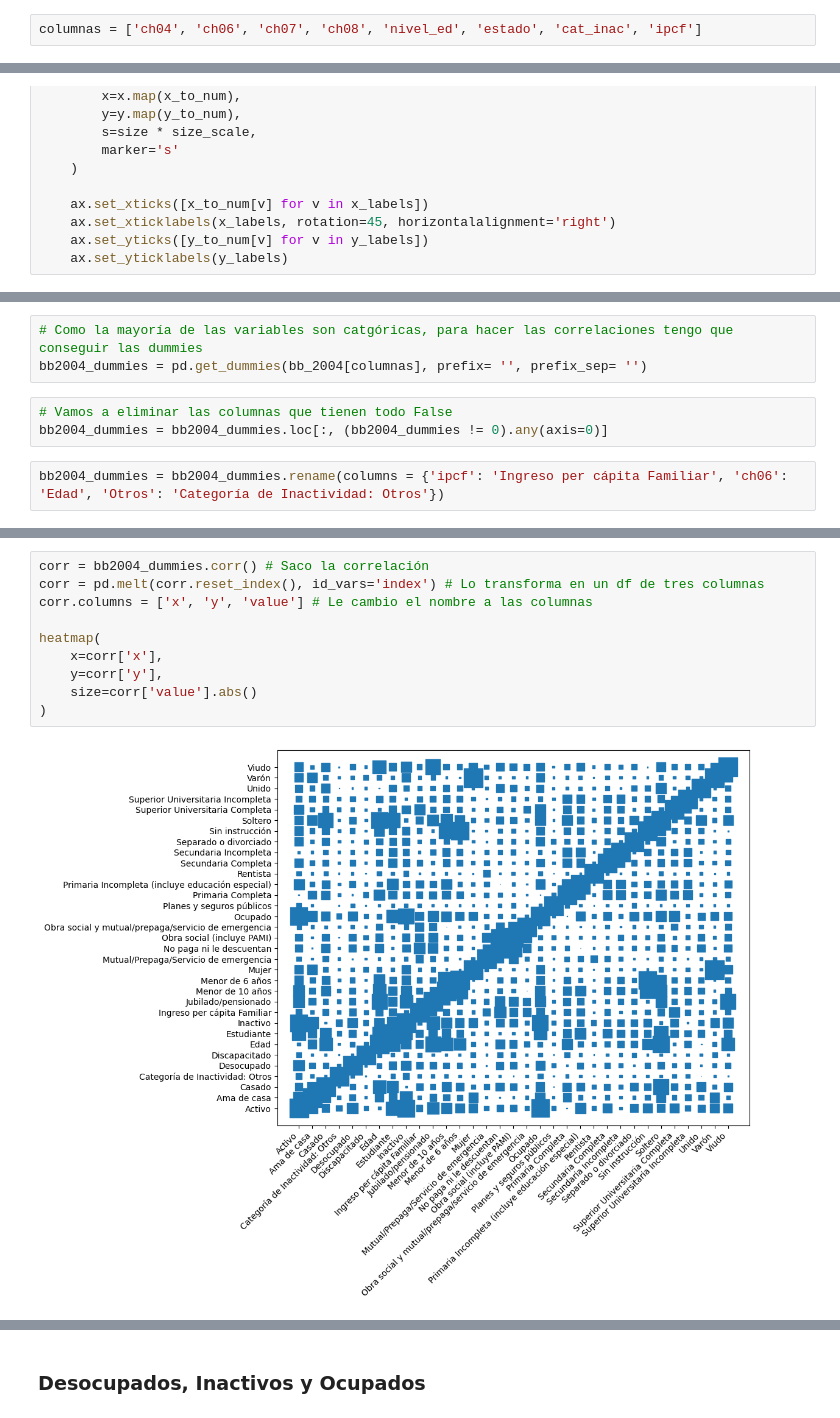
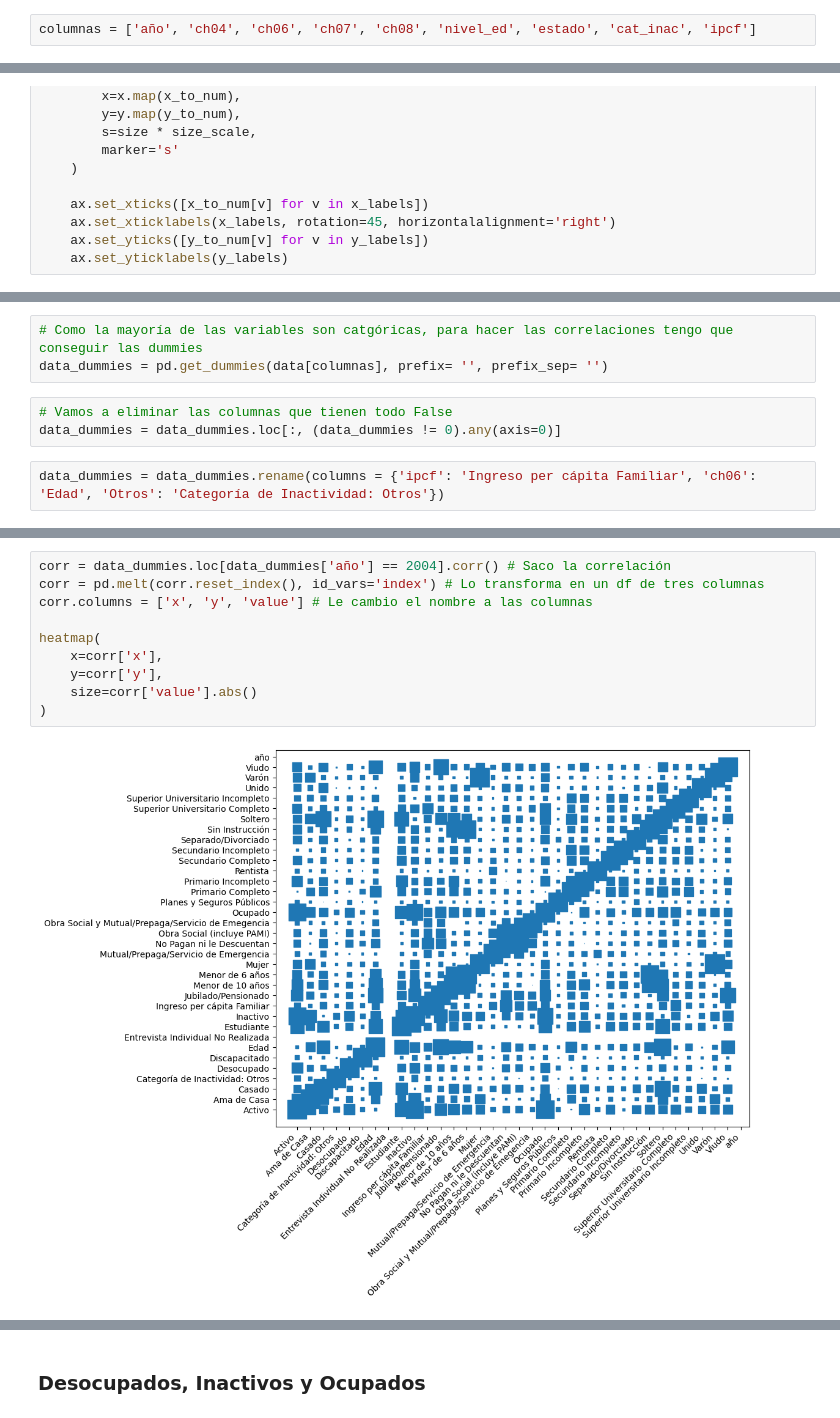
Before and after one commit to ManuDF0/Trabajos-Pr-cticos, a Jupyter notebook: TP3/tp3.ipynb, the cells around one changed output, grey strips where cells are left out. Cells and saved outputs as stored; diff of their text form.

```diff
--- a/TP3/tp3.ipynb
+++ b/TP3/tp3.ipynb
@@ -105,7 +120,7 @@ composicion_bar(bb_2004_counts, bb_2024_counts, 'Sexo')
 # %% [markdown]
 ### Matriz de correlación
 # %%
-columnas = ['ch04', 'ch06', 'ch07', 'ch08', 'nivel_ed', 'estado', 'cat_inac', 'ipcf']
+columnas = ['año', 'ch04', 'ch06', 'ch07', 'ch08', 'nivel_ed', 'estado', 'cat_inac', 'ipcf']
 # %%
 # Sacamos esta función del link en la consigna
 def heatmap(x, y, size):
@@ -133,8 +146,8 @@ bb_2004['cat_inac'] = bb_2004['cat_inac'].cat.rename_categories({'0.0': 'Activo'
 # %%
 # Como la mayoría de las variables son catgóricas, para hacer las correlaciones tengo que conseguir las dummies
-bb2004_dummies = pd.get_dummies(bb_2004[columnas], prefix= '', prefix_sep= '')
+data_dummies = pd.get_dummies(data[columnas], prefix= '', prefix_sep= '')
 # %%
 # Vamos a eliminar las columnas que tienen todo False
-bb2004_dummies = bb2004_dummies.loc[:, (bb2004_dummies != 0).any(axis=0)]
+data_dummies = data_dummies.loc[:, (data_dummies != 0).any(axis=0)]
 # %%
-bb2004_dummies = bb2004_dummies.rename(columns = {'ipcf': 'Ingreso per cápita Familiar', 'ch06': 'Edad', 'Otros': 'Categoría de Inactividad: Otros'})
+data_dummies = data_dummies.rename(columns = {'ipcf': 'Ingreso per cápita Familiar', 'ch06': 'Edad', 'Otros': 'Categoría de Inactividad: Otros'})
@@ -141,12 +213,12 @@ bb2004_dummies = bb2004_dummies.rename(columns = {'ipcf': 'Ingreso per cápita F
 # %%
-corr = bb2004_dummies.corr() # Saco la correlación
+corr = data_dummies.loc[data_dummies['año'] == 2004].corr() # Saco la correlación
 corr = pd.melt(corr.reset_index(), id_vars='index') # Lo transforma en un df de tres columnas
 corr.columns = ['x', 'y', 'value'] # Le cambio el nombre a las columnas
 
 heatmap(
     x=corr['x'],
     y=corr['y'],
     size=corr['value'].abs()
 )
 # %% [output]
-[figure, old version]
+[figure, new version]
```
Also changed, not shown: parts of 63 cells of this notebook.
